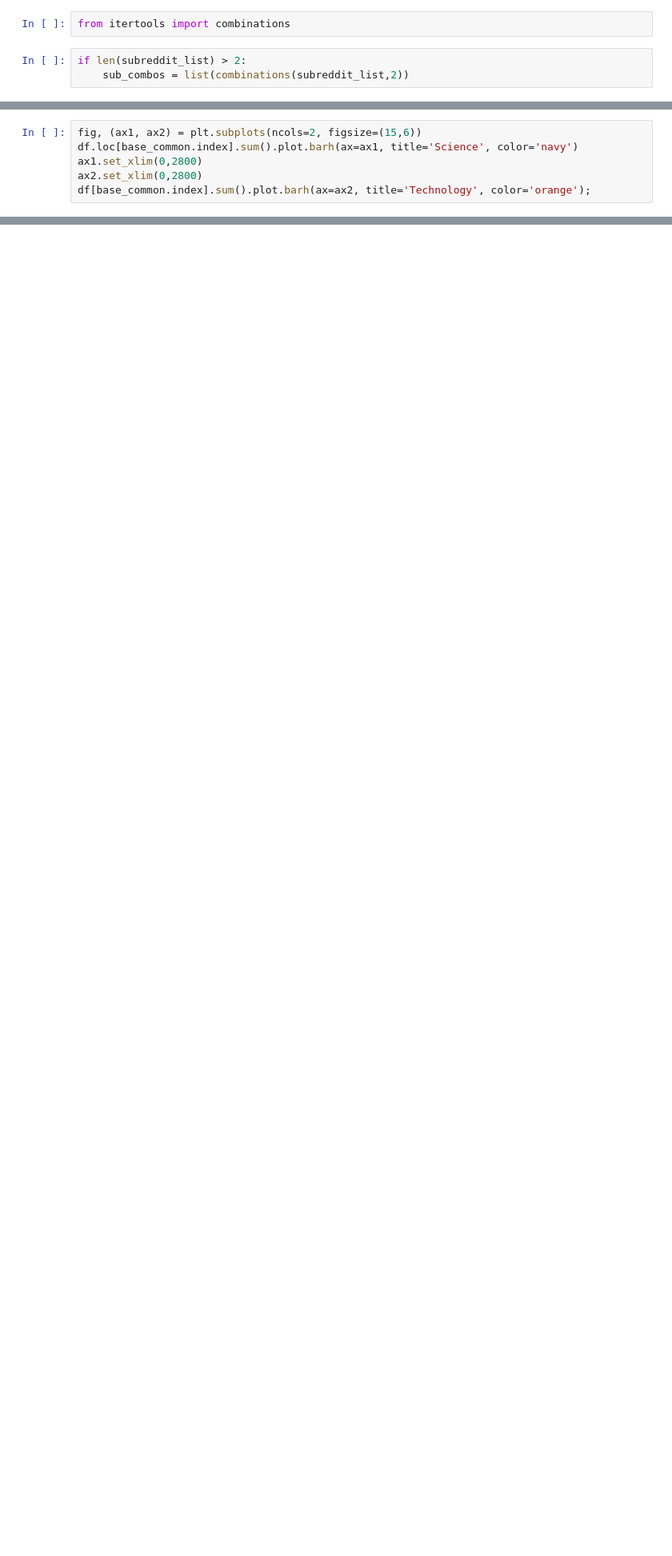
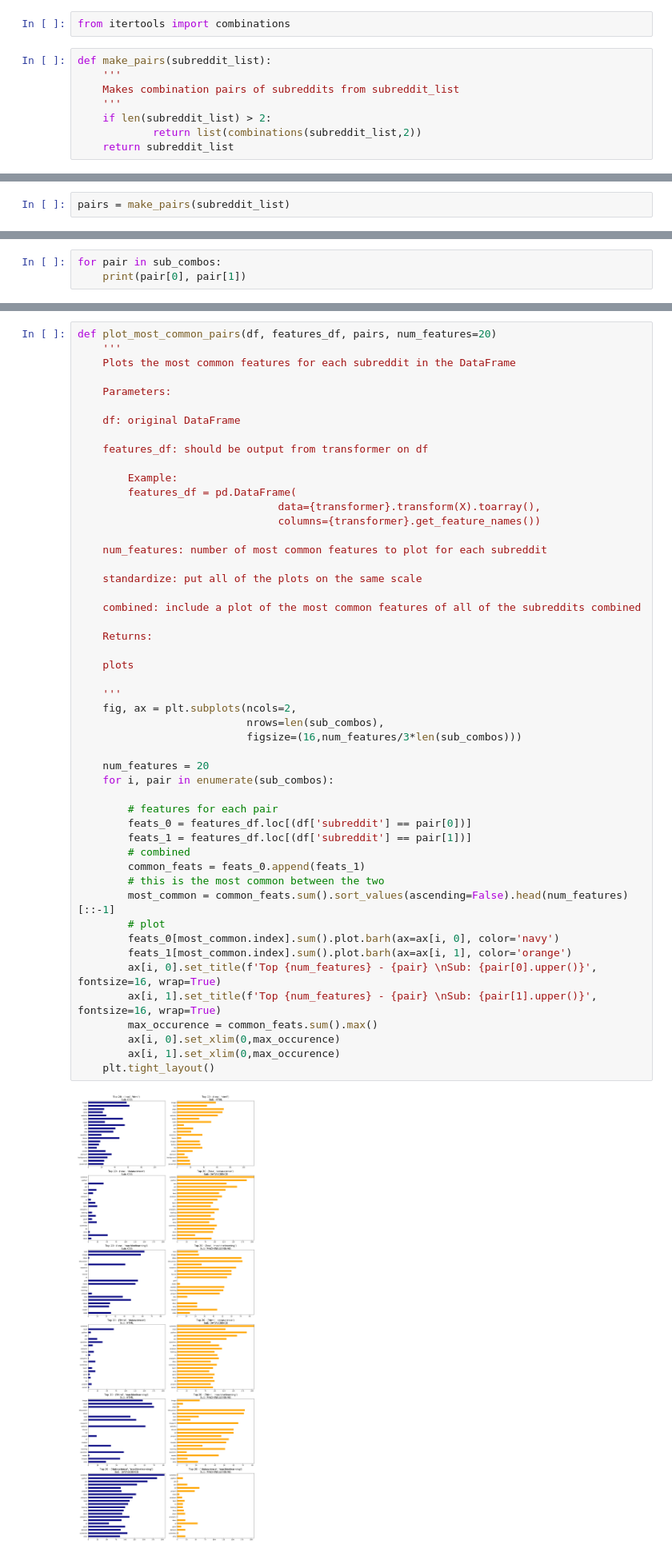
Before and after one commit to datapointchris/reddit-nlp, a Jupyter notebook: code/ds_workflow.ipynb, the cells around one changed output, grey strips where cells are left out. Shown at 80% size. Saved outputs shown, nothing was run; the diff lists cells and outputs as text; blank space fills up the shorter version.

```diff
--- a/code/ds_workflow.ipynb
+++ b/code/ds_workflow.ipynb
@@ -243,5 +243,10 @@ coef_df.sort_values('abs_coef', ascending=False)[0].head(15).plot(kind='barh');
 # %%
 from itertools import combinations
 # %%
-if len(subreddit_list) > 2:
-    sub_combos = list(combinations(subreddit_list,2))
+def make_pairs(subreddit_list):
+    '''
+    Makes combination pairs of subreddits from subreddit_list
+    '''
+    if len(subreddit_list) > 2:
+            return list(combinations(subreddit_list,2))
+    return subreddit_list
@@ -250,6 +253,2 @@ sub_combos
-# %%
-fig, (ax1, ax2) = plt.subplots(ncols=2, figsize=(15,6))
-df.loc[base_common.index].sum().plot.barh(ax=ax1, title='Science', color='navy')
-ax1.set_xlim(0,2800)
-ax2.set_xlim(0,2800)
-df[base_common.index].sum().plot.barh(ax=ax2, title='Technology', color='orange');
+# %%
+pairs = make_pairs(subreddit_list)
@@ -255,0 +263,3 @@ df[base_common.index].sum().plot.barh(ax=ax2, title='Technology', color='orange'
+# %%
+for pair in sub_combos:
+    print(pair[0], pair[1])
@@ -256,3 +273,55 @@ df[base_common.index].sum().plot.barh(ax=ax2, title='Technology', color='orange'
+# %%
+def plot_most_common_pairs(df, features_df, pairs, num_features=20)
+    '''
+    Plots the most common features for each subreddit in the DataFrame
+
+    Parameters:
+
+    df: original DataFrame
+
+    features_df: should be output from transformer on df
+
+        Example:
+        features_df = pd.DataFrame(
+                                data={transformer}.transform(X).toarray(),
+                                columns={transformer}.get_feature_names())
+
+    num_features: number of most common features to plot for each subreddit
+
+    standardize: put all of the plots on the same scale
+
+    combined: include a plot of the most common features of all of the subreddits combined
+
+    Returns:
+
+    plots
+
+    '''
+    fig, ax = plt.subplots(ncols=2,
+                           nrows=len(sub_combos),
+                           figsize=(16,num_features/3*len(sub_combos)))
+
+    num_features = 20
+    for i, pair in enumerate(sub_combos):
+
+        # features for each pair
+        feats_0 = features_df.loc[(df['subreddit'] == pair[0])]
+        feats_1 = features_df.loc[(df['subreddit'] == pair[1])]
+        # combined
+        common_feats = feats_0.append(feats_1)
+        # this is the most common between the two
+        most_common = common_feats.sum().sort_values(ascending=False).head(num_features)[::-1]
+        # plot
+        feats_0[most_common.index].sum().plot.barh(ax=ax[i, 0], color='navy')
+        feats_1[most_common.index].sum().plot.barh(ax=ax[i, 1], color='orange')
+        ax[i, 0].set_title(f'Top {num_features} - {pair} \nSub: {pair[0].upper()}', fontsize=16, wrap=True)
+        ax[i, 1].set_title(f'Top {num_features} - {pair} \nSub: {pair[1].upper()}', fontsize=16, wrap=True)
+        max_occurence = common_feats.sum().max()
+        ax[i, 0].set_xlim(0,max_occurence)
+        ax[i, 1].set_xlim(0,max_occurence)
+    plt.tight_layout()
+# %% [output]
+[figure, added]
 # %%
 fig, ax = plt.subplots(figsize=(18,6))
 
```
Also changed, not shown: parts of 6 cells of this notebook.
